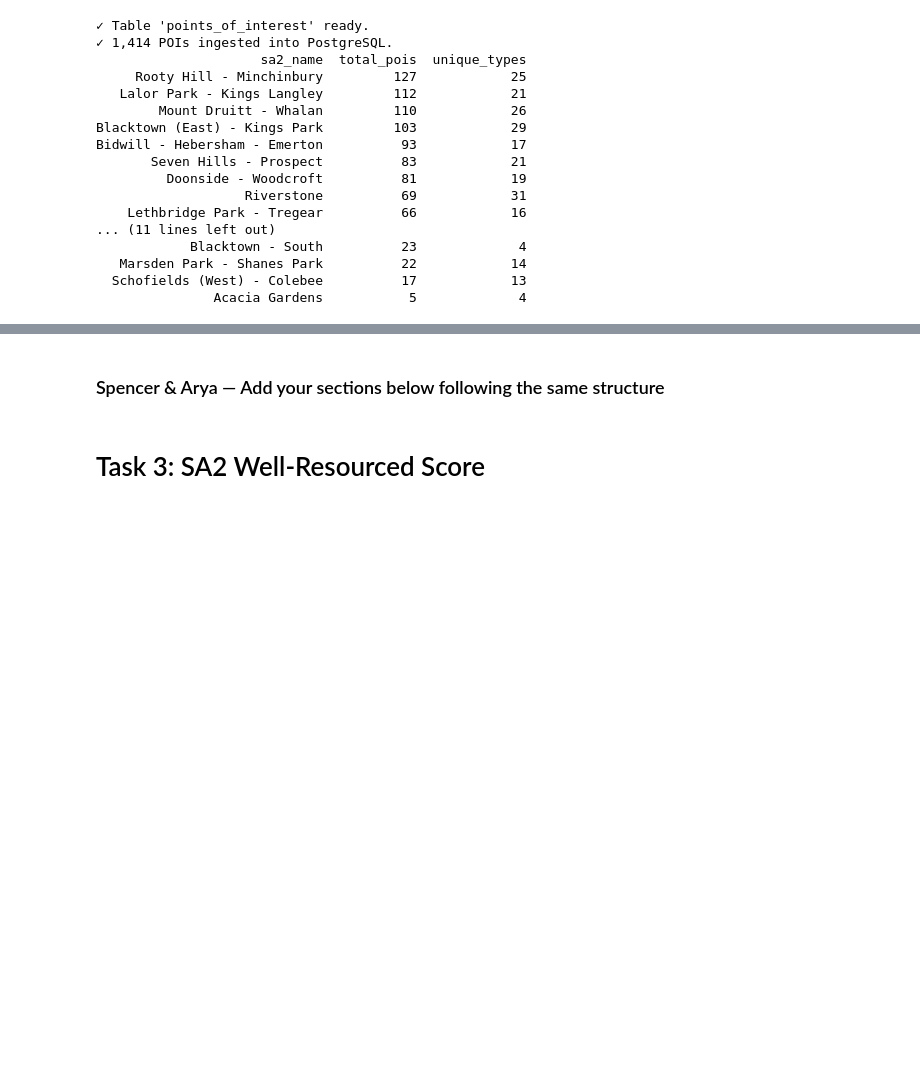
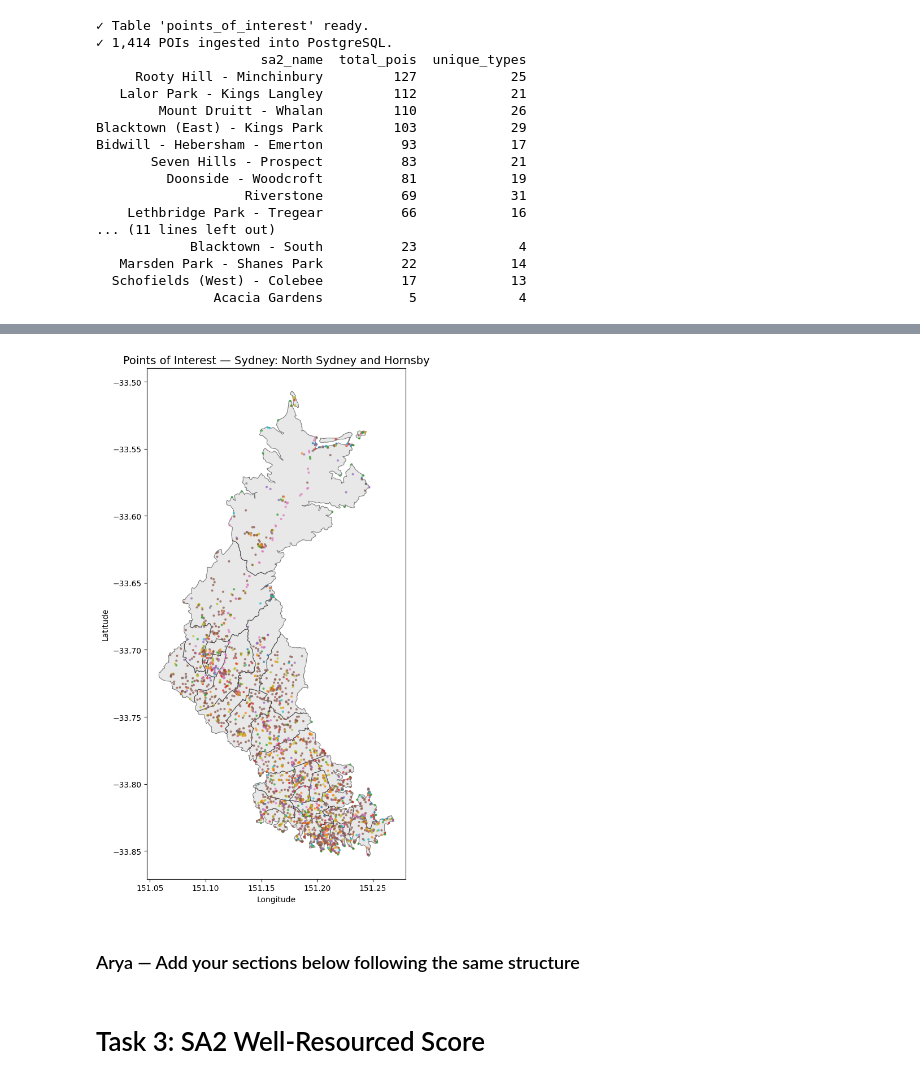
Before and after one commit to Ronnie-711/DATA2001_assignment, a Jupyter notebook: assignment.ipynb, the cells around one changed output, grey strips where cells are left out. Saved outputs shown, nothing was run; the diff lists cells and outputs as text; code cells hidden in the pictures; blank space fills up the shorter version.

Commit message:
added spencer task 2 along with poi map overlay

```diff
--- a/assignment.ipynb
+++ b/assignment.ipynb
@@ -916,5 +1396,42 @@ with get_connection() as conn:
+# %%
+import matplotlib.pyplot as plt
+
+fig, ax = plt.subplots(figsize=(12, 10))
+
+# --- Plot the SA2 boundary polygons ---
+sa2_boundaries_spencer.plot(
+    ax=ax,
+    color="lightgrey",
+    edgecolor="black",
+    linewidth=0.8,
+    alpha=0.5,
+)
+
+# --- Convert clean POIs to a GeoDataFrame and plot ---
+pois_gdf_spencer = gpd.GeoDataFrame(
+    pois_clean_spencer,
+    geometry=gpd.points_from_xy(pois_clean_spencer["longitude"], pois_clean_spencer["latitude"]),
+    crs="EPSG:4326",
+)
+
+pois_gdf_spencer.plot(
+    ax=ax,
+    column="poitype",
+    markersize=4,
+    alpha=0.6,
+    legend=False,
+    legend_kwds={"loc": "upper left", "fontsize": 7, "markerscale": 2},
+)
+
+ax.set_title("Points of Interest — Sydney: North Sydney and Hornsby", fontsize=14)
+ax.set_xlabel("Longitude")
+ax.set_ylabel("Latitude")
+plt.tight_layout()
+plt.show()
+# %% [output]
+[figure, added]
 # %% [markdown]
-### Spencer & Arya — Add your sections below following the same structure
+### Arya — Add your sections below following the same structure
 # %% [markdown]
 # Task 3: SA2 Well-Resourced Score
 # %%
```
Also changed, not shown: parts of 28 cells of this notebook, 1 other file.
